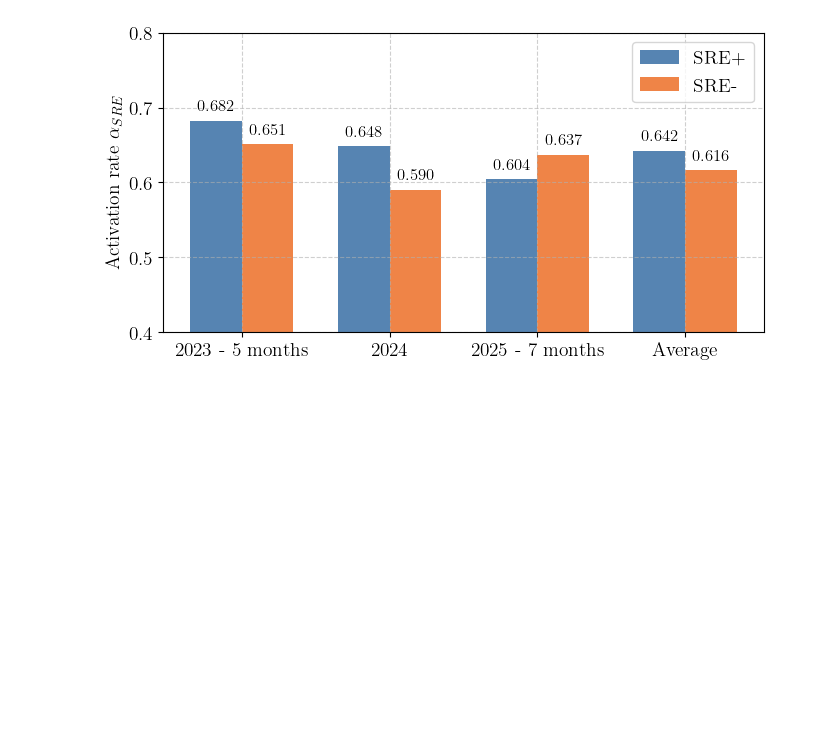
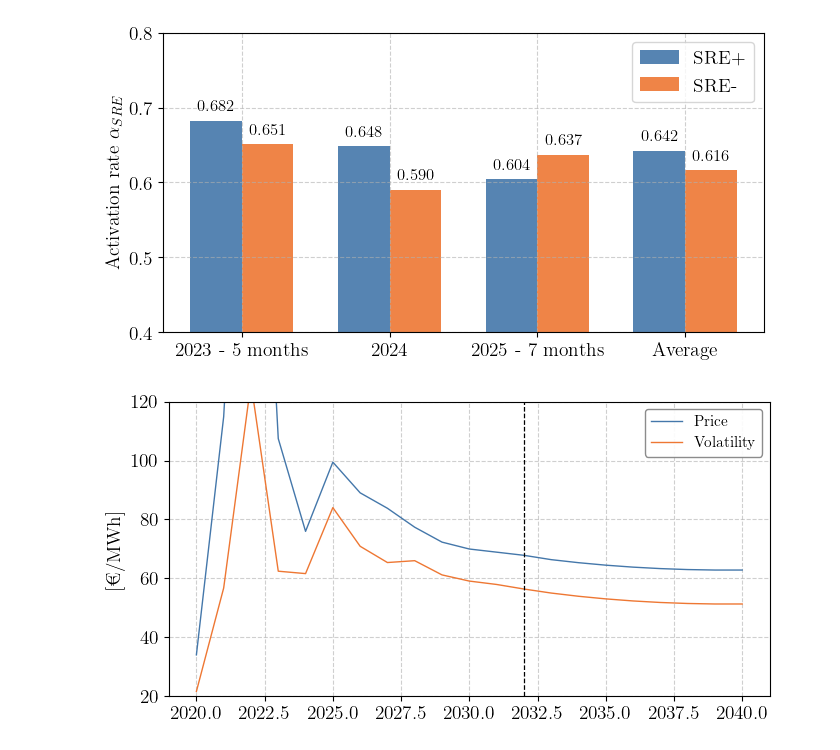
Before and after one commit to JWallimann/Report_Plottings, a Jupyter notebook: FCR_Analysis_Plots.ipynb, the cells around one changed output. Cells and saved outputs as stored; diff of their text form; code cells hidden in the pictures; blank space fills up the shorter version.

```diff
--- a/FCR_Analysis_Plots.ipynb
+++ b/FCR_Analysis_Plots.ipynb
@@ -330,3 +331,56 @@ def plot_sre_activation():
 plot_sre_activation()
 # %% [output]
 [figure]
+# %%
+def plot_hpfc_variables():
+
+    # --- Data ---
+    avg_hpfc_price = [34.0019, 114.9395, 281.6534, 107.4674, 75.9562, 99.4766, 89.04999, 83.799999, 77.359998, 72.299999, 69.959999, 68.889999, 67.819999, 66.347596, 65.315989, 64.469684, 63.801411, 63.305403, 62.977301, 62.8141, 62.8141]
+    avg_hpfc_volatility = [21.5677, 56.7214, 126.4225, 62.4212, 61.6052, 84.0239, 70.890609, 65.363693,65.993301, 61.163901, 59.066241, 57.915314, 56.367961, 54.997764, 53.906142, 53.014513, 52.313008, 51.793841, 51.451164, 51.28096, 51.28096]
+    year = [2020, 2021, 2022, 2023, 2024, 2025, 2026, 2027, 2028, 2029, 2030, 2031, 2032, 2033, 2034, 2035, 2036, 2037, 2038, 2039, 2040]
+
+    #avg_hpfc_price = [89.04999, 83.799999, 77.359998, 72.299999, 69.959999, 68.889999, 67.819999, 66.347596, 65.315989, 64.469684, 63.801411, 63.305403, 62.977301, 62.8141, 62.8141]
+    #avg_hpfc_volatility = [70.890609, 65.363693,65.993301, 61.163901, 59.066241, 57.915314, 56.367961, 54.997764, 53.906142, 53.014513, 52.313008, 51.793841, 51.451164, 51.28096, 51.28096]
+    #year = [2026, 2027, 2028, 2029, 2030, 2031, 2032, 2033, 2034, 2035, 2036, 2037, 2038, 2039, 2040]
+
+    # Enable LaTeX-style text
+    mpl.rcParams['text.usetex'] = True
+    mpl.rcParams['font.family'] = 'serif'
+    mpl.rcParams['font.serif'] = ['Computer Modern Roman']
+    mpl.rcParams['font.size'] = 14
+
+    # Create the plot
+    plt.figure(figsize=(8.3, 3.7))
+    plt.plot(year, avg_hpfc_price,
+             label=r'{Price}', color=color_da_node, linewidth=1)
+    plt.plot(year, avg_hpfc_volatility,
+             label=r'{Volatility}', color=color_bess_node, linewidth=1)
+
+    # Draw line on BOTH axes (for twin-axis consistency)
+    plt.axvline(x=2032, color="black", linestyle="--", linewidth=0.9)
+    # Labels and title
+    plt.ylabel(r'{[€/MWh]}', fontsize=14)
+    #plt.xlabel(r'{Round-trip efficiency}', fontsize=14)
+
+    plt.gca().tick_params(axis='x', rotation=0)
+
+    # Grid and legend
+    plt.grid(True, which='both', linestyle='--', alpha=0.6)
+    plt.legend(
+        loc='upper right',
+        frameon=True,
+        fontsize=11,
+        fancybox=True,
+        framealpha=0.9,
+        edgecolor='gray'
+    )
+    plt.ylim(20, 120)
+    plt.tight_layout(rect=[0, 0, 0.85, 1])
+
+    jpg_path = os.path.join(output_folder, "HPFC_avg_price_volatility.jpg")
+    plt.savefig(jpg_path, dpi=1000, bbox_inches='tight', pad_inches=0.05)
+    plt.show()
+
+plot_hpfc_variables()
+# %% [output]
+[figure, added]
```
Also changed, not shown: parts of 2 cells of this notebook, 11 other files.
